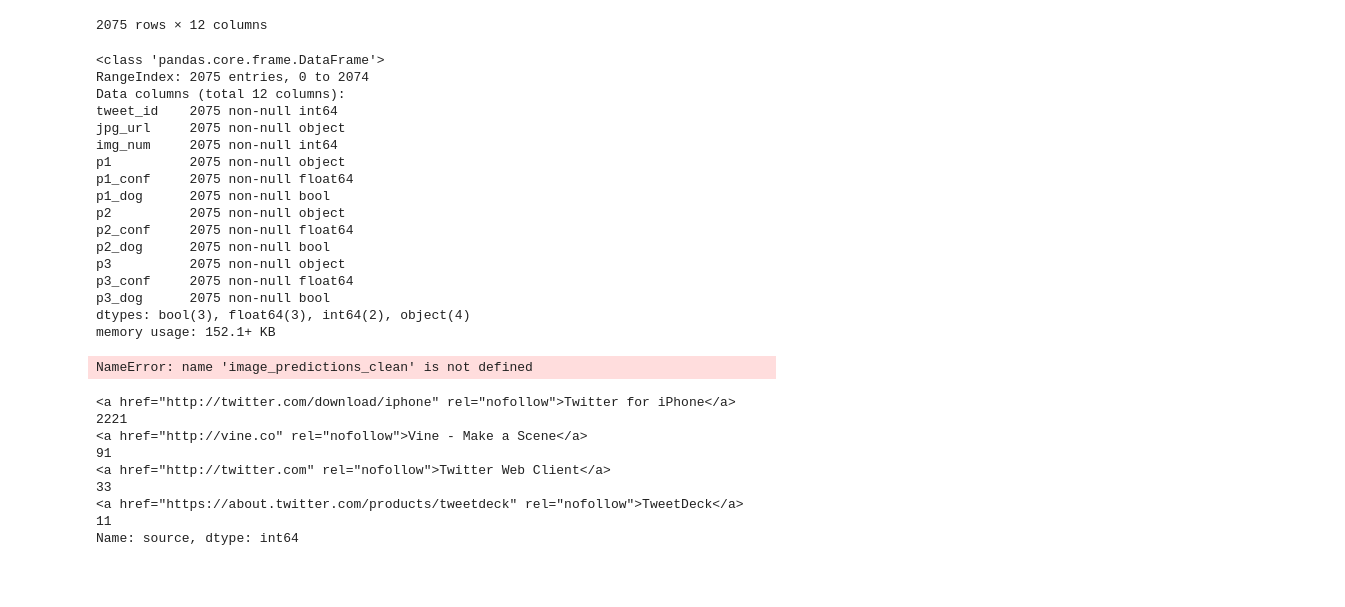
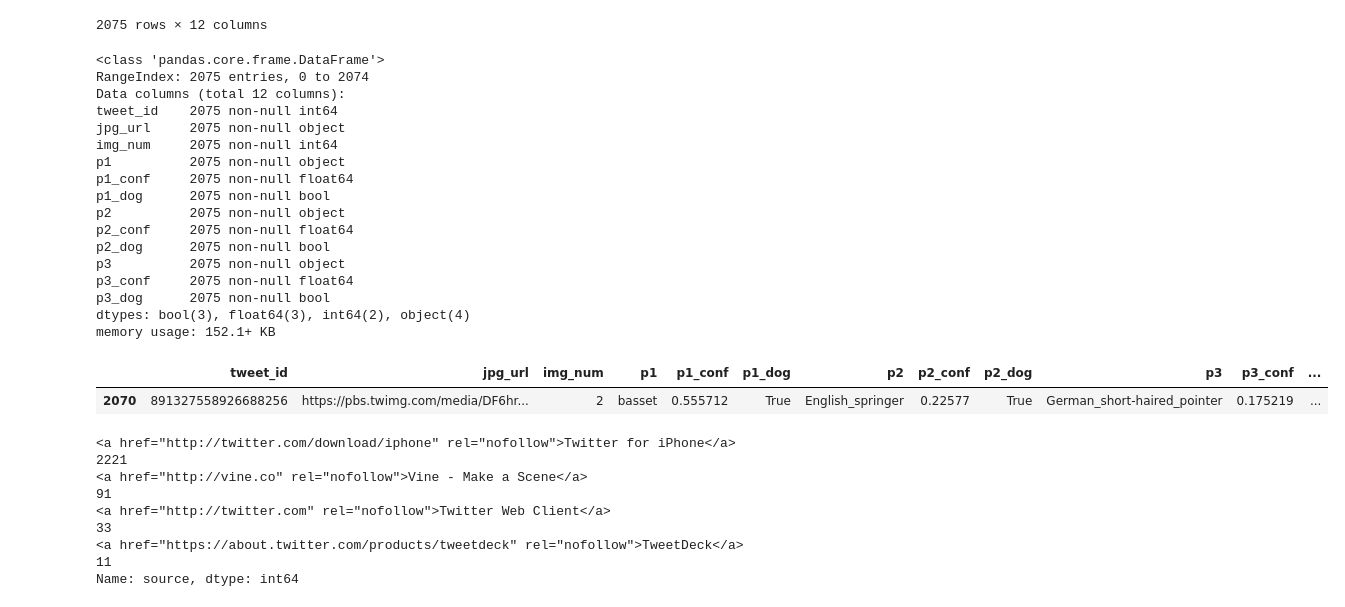
Before and after one commit to abodacs/Wrangle-and-Analyze-Data-DAND-project, a Jupyter notebook: wrangle_act.ipynb, the cells around one changed output. Saved outputs shown, nothing was run; the diff lists cells and outputs as text; code cells hidden in the pictures; blank space fills up the shorter version.

```diff
--- a/wrangle_act.ipynb
+++ b/wrangle_act.ipynb
@@ -280,26 +292,27 @@ image_predictions
 # %%
 image_predictions.info()
 image_predictions['jpg_url'].value_counts()
-image_predictions[image_predictions_clean['jpg_url'] == 'https://pbs.twimg.com/media/DF6hr6BUMAAzZgT.jpg']
+image_predictions[image_predictions['jpg_url'] == 'https://pbs.twimg.com/media/DF6hr6BUMAAzZgT.jpg']
 # %% [output]
 <class 'pandas.core.frame.DataFrame'>
 RangeIndex: 2075 entries, 0 to 2074
 Data columns (total 12 columns):
 tweet_id    2075 non-null int64
 jpg_url     2075 non-null object
 img_num     2075 non-null int64
 p1          2075 non-null object
 p1_conf     2075 non-null float64
 p1_dog      2075 non-null bool
 p2          2075 non-null object
 p2_conf     2075 non-null float64
 p2_dog      2075 non-null bool
 p3          2075 non-null object
 p3_conf     2075 non-null float64
 p3_dog      2075 non-null bool
 dtypes: bool(3), float64(3), int64(2), object(4)
 memory usage: 152.1+ KB
-NameError: name 'image_predictions_clean' is not defined
+|  | tweet_id | jpg_url | img_num | p1 | p1_conf | p1_dog | p2 | p2_conf | p2_dog | p3 | p3_conf | ... |
+| 2070 | 891327558926688256 | https://pbs.twimg.com/media/DF6hr... | 2 | basset | 0.555712 | True | English_springer | 0.22577 | True | German_short-haired_pointer | 0.175219 | ... |
 # %%
 # View number of entries for each source
 twitter_archive.source.value_counts()
```
Also changed, not shown: parts of 23 cells of this notebook, 4 other files.
